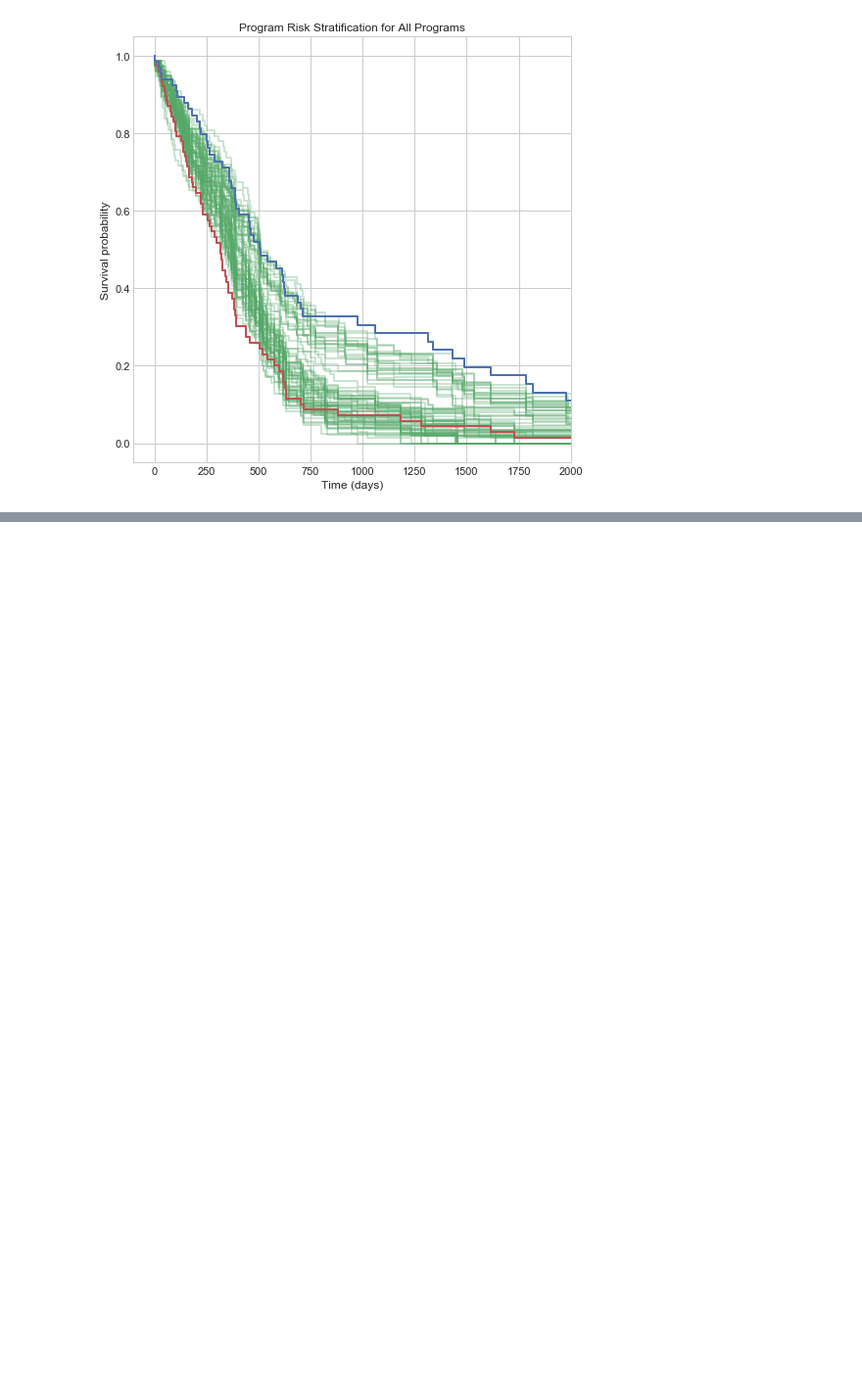
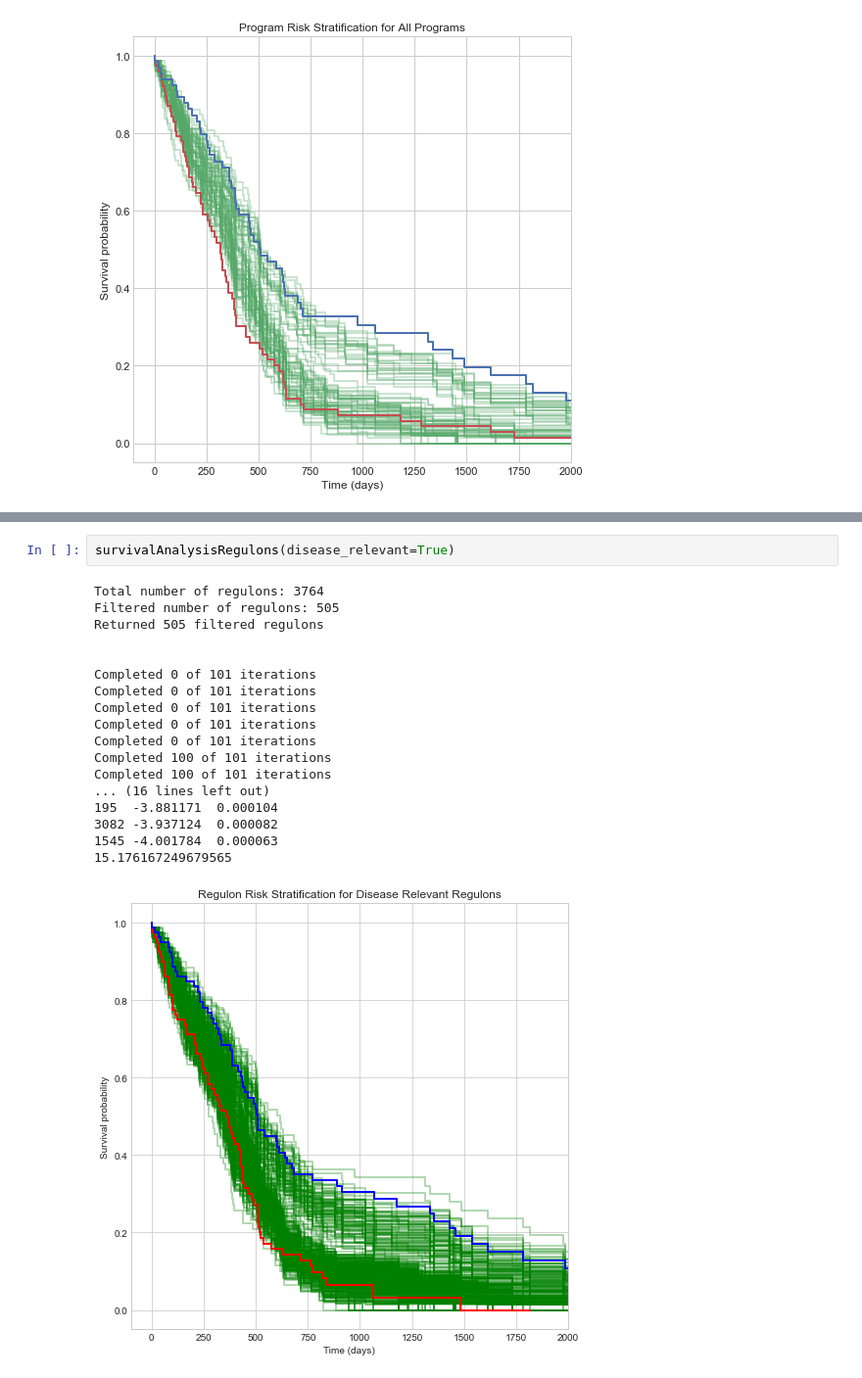
Before and after one commit to sturkarslan/GbmMINER, a Jupyter notebook: src/Program_Activity_Cohort.ipynb, the cells around one changed output, grey strips where cells are left out. Shown at 98% size. Cells and saved outputs as stored; diff of their text form; blank space fills up the shorter version.

Commit message:
New Xcures analysis

```diff
--- a/src/Program_Activity_Cohort.ipynb
+++ b/src/Program_Activity_Cohort.ipynb
@@ -454,0 +697,21 @@ Completed 0 of 16 iterations
+# %%
+survivalAnalysisRegulons(disease_relevant=True)
+# %% [output]
+Total number of regulons: 3764
+Filtered number of regulons: 505
+Returned 505 filtered regulons
+
+
+Completed 0 of 101 iterations
+Completed 0 of 101 iterations
+Completed 0 of 101 iterations
+Completed 0 of 101 iterations
+Completed 0 of 101 iterations
+Completed 100 of 101 iterations
+Completed 100 of 101 iterations
+... (16 lines left out)
+195  -3.881171  0.000104
+3082 -3.937124  0.000082
+1545 -4.001784  0.000063
+15.176167249679565
+[figure, added]
```
Also changed, not shown: parts of 11 cells of this notebook, 53 other files.
